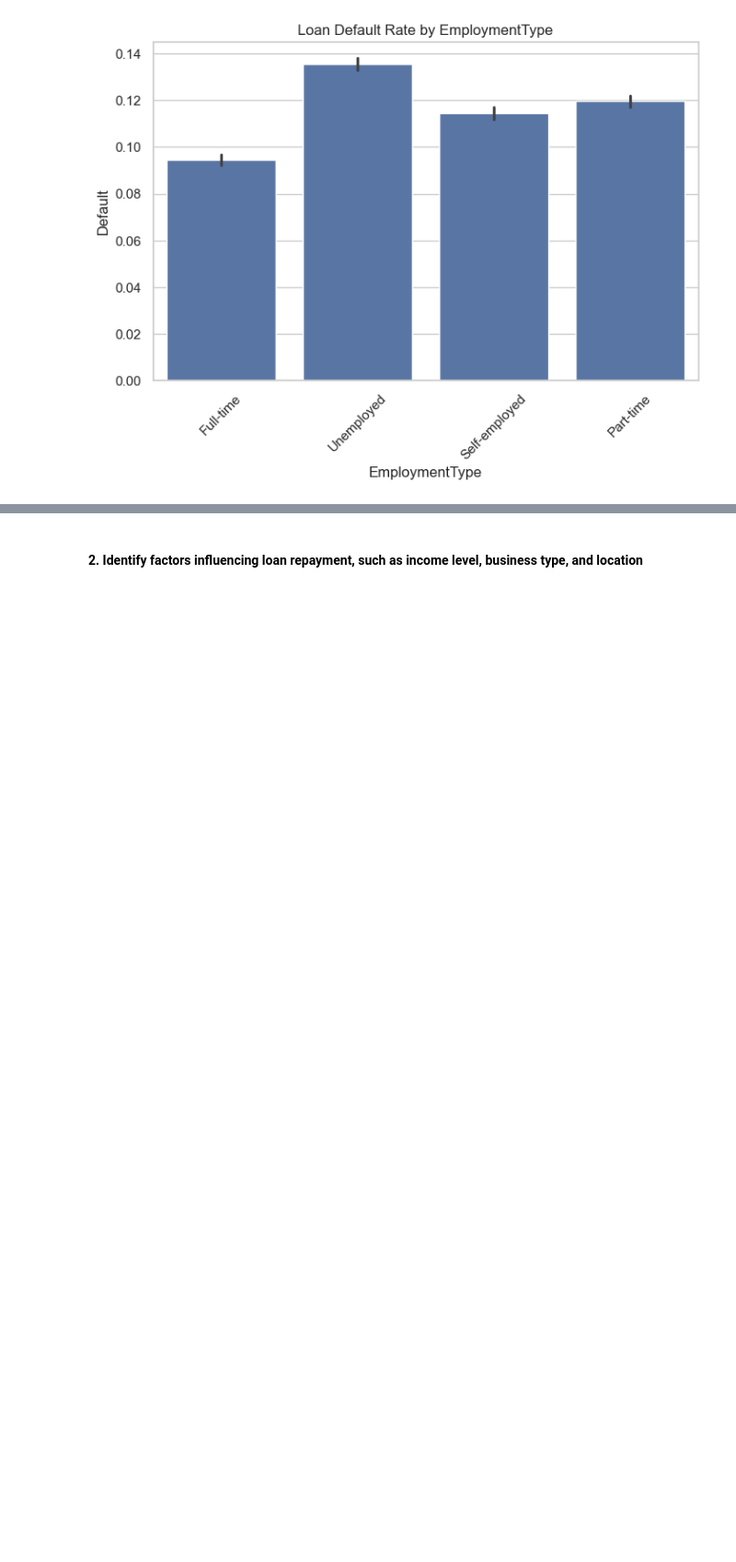
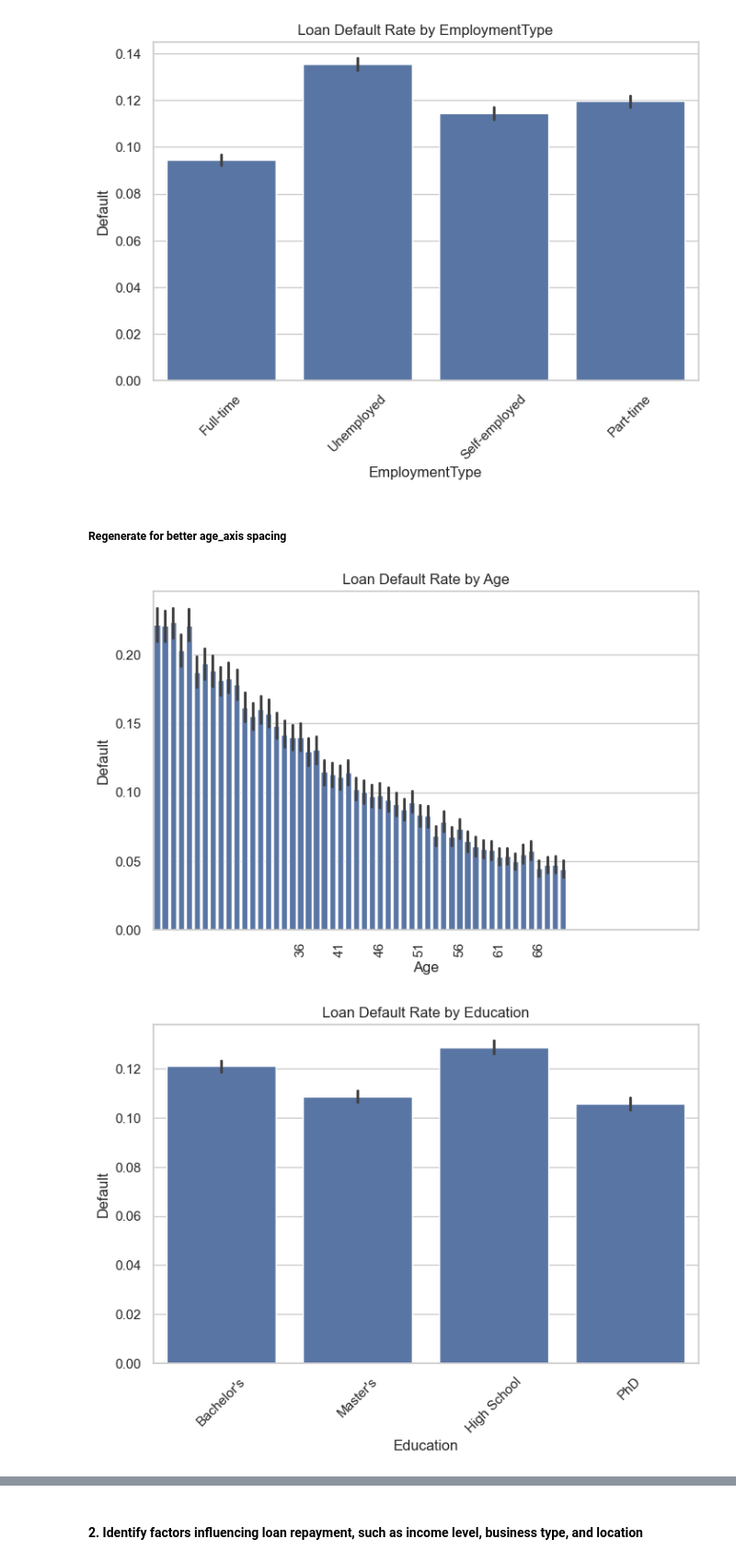
Before and after one commit to Muquadam/FIRST_VS_CODE_PROJECT, a Jupyter notebook: fdhdg.ipynb, the cells around one changed output, grey strips where cells are left out. Shown at 92% size. Drawn from its saved outputs; the diff is of its cells as text; code cells hidden in the pictures; blank space fills up the shorter version.

```diff
--- a/fdhdg.ipynb
+++ b/fdhdg.ipynb
@@ -95,3 +95,20 @@ for factor in demographic_factors:
 [figure]
 [figure]
 [figure]
+# %% [markdown]
+##### Regenerate for better age_axis spacing
+# %%
+sns.set(style="whitegrid")
+demographic_factors = ['Age', 'Education', 'MaritalStatus', 'EmploymentType']
+for factor in demographic_factors:
+    plt.figure(figsize=(8, 5))
+    sns.barplot(x=factor, y='Default', data=df, estimator=lambda x: sum(x)/len(x))
+    plt.title(f'Loan Default Rate by {factor}')
+    if factor == 'Age':
+        plt.xticks(rotation=90, ticks=range(df['Age'].min(), df['Age'].max() + 1, 5))
+    else:
+        plt.xticks(rotation=45)
+    plt.show()
+# %% [output]
+[figure, added]
+[figure, added]
```
Also changed, not shown: parts of 1 cell of this notebook.
